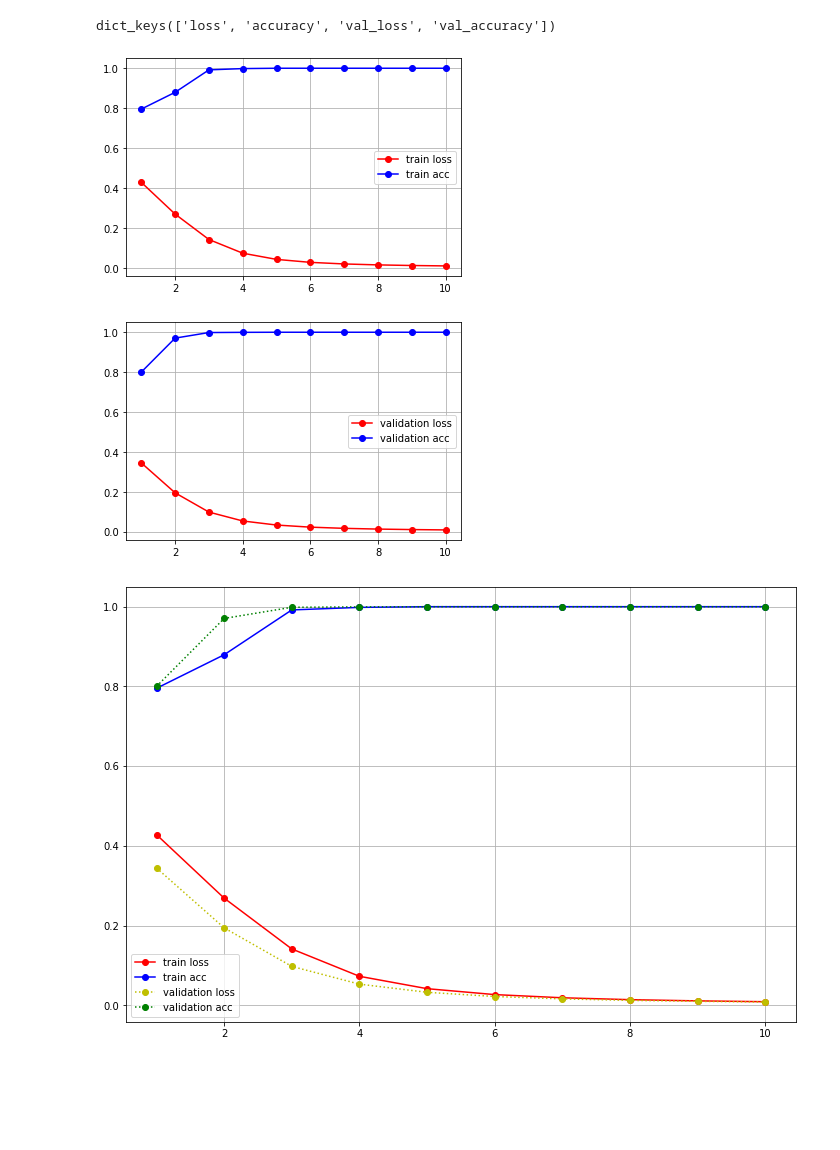
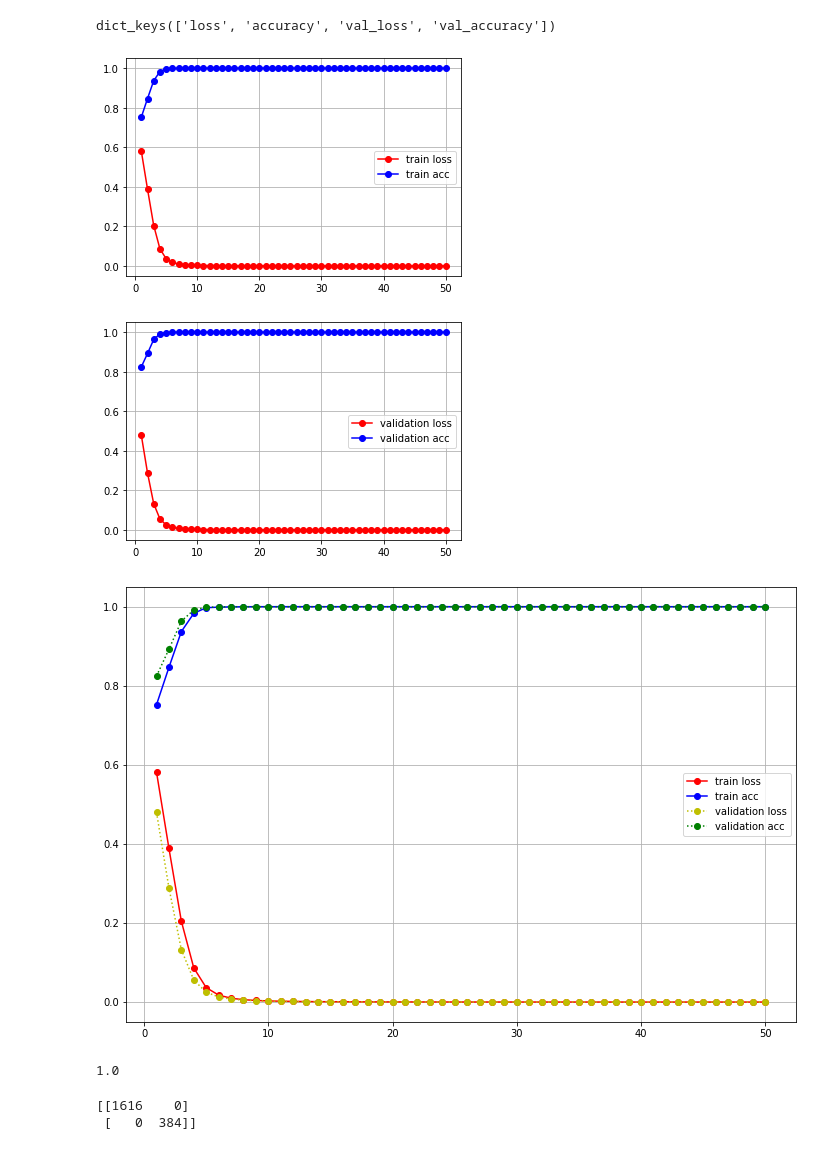
Before and after one commit to joungminhee/Project, a Jupyter notebook: churn_modeling.ipynb, the cells around one changed output. Saved outputs shown, nothing was run; the diff lists cells and outputs as text; code cells hidden in the pictures; blank space fills up the shorter version.

```diff
--- a/churn_modeling.ipynb
+++ b/churn_modeling.ipynb
@@ -452,11 +452,12 @@ array([[ 1.51306883, -1.09251259, -1.73673354, ..., -0.57196155,
 import tensorflow as tf
 from tensorflow import keras
 ann = tf.keras.models.Sequential()
-ann.add(tf.keras.layers.Dense(units=100, activation='sigmoid',
+ann.add(tf.keras.layers.Dense(units=5,
+                              activation='relu',
                               input_shape=(19,)))
-ann.add(tf.keras.layers.Dense(units=50, activation='relu'))
+ann.add(tf.keras.layers.Dense(units=5, activation='relu'))
 ann.add(tf.keras.layers.Dense(units=1, activation='sigmoid'))
-ann.compile(optimizer='sgd', loss='binary_crossentropy', metrics=['accuracy'])
-history = ann.fit(X_tr, y_tr, batch_size=32, epochs=10, validation_data=(X_te,y_te))
+ann.compile(optimizer='adam', loss='binary_crossentropy', metrics=['accuracy'])
+history = ann.fit(X_tr, y_tr, batch_size=32, epochs=50, validation_split=0.4)
 ann.summary()
 # %% [output]
@@ -484,24 +490,24 @@ dict_keys(['loss', 'accuracy', 'val_loss', 'val_accuracy'])
 # %%
 # 신경망 모델이 epoch 마다 계산한 훈련 셋에서의 크로스 엔트로피
 train_loss = history.history['loss']
 # 신경망 모델이 epoch 마다 계산한 훈련 셋에서의 정확도
 train_acc = history.history['accuracy']
 
-epochs = np.arange(1,11)
+epochs = np.arange(1,51)
 plt.plot(epochs, train_loss, 'ro-', label='train loss')
 plt.plot(epochs, train_acc, 'bo-', label='train acc')
 plt.grid()
 plt.legend()
 plt.show()
 # %% [output]
-[figure, old version]
+[figure, new version]
 # %%
 # 신경망 모델이 epoch 마다 계산한 검증 셋에서의 크로스 엔트로피(손실)
 val_loss = history.history['val_loss']
 # 신경망 모델이 epoch 마다 계산한 훈련 셋에서의 정확도
 val_acc = history.history['val_accuracy']
 
-epochs = np.arange(1,11)
+epochs = np.arange(1,51)
 plt.plot(epochs, val_loss, 'ro-', label='validation loss')
 plt.plot(epochs, val_acc, 'bo-', label='validation acc')
 plt.grid()
@@ -509,10 +515,10 @@ plt.legend()
 plt.show()
 # 정확도가 떨어지면 손실은 올라가고, 정확도가 올라가면 손실은 내려가는 모습을 보임. 검증셋의 학습 곡선
 # %% [output]
-[figure, old version]
+[figure, new version]
 # %%
 plt.figure(figsize=(12,8))
-ephochs= np.arange(1,11)
+ephochs= np.arange(1,51)
 plt.plot(epochs, train_loss, 'ro-', label='train loss')
 plt.plot(epochs, train_acc, 'bo-', label='train acc')
 
@@ -523,4 +529,4 @@ plt.grid()
 plt.legend()
 plt.show()
 # %% [output]
-[figure, old version]
+[figure, new version]
@@ -526,0 +536,11 @@ plt.show()
+# %%
+from sklearn.metrics import accuracy_score
+print(accuracy_score(y_te, y_pred))
+# %% [output]
+1.0
+# %%
+from sklearn.metrics import confusion_matrix
+print(confusion_matrix(y_te, y_pred))
+# %% [output]
+[[1616    0]
+ [   0  384]]
```
Also changed, not shown: parts of 6 cells of this notebook.
